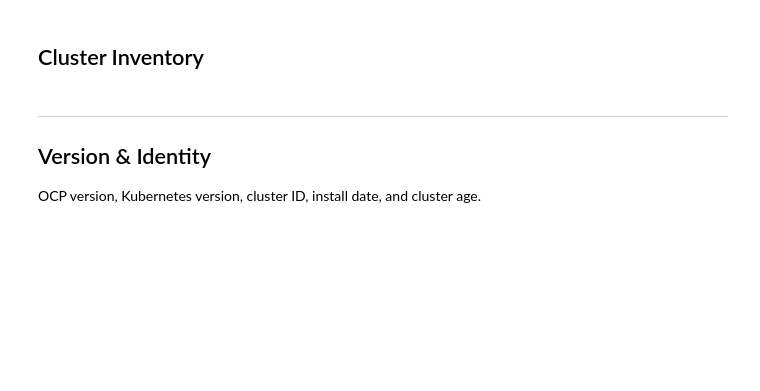
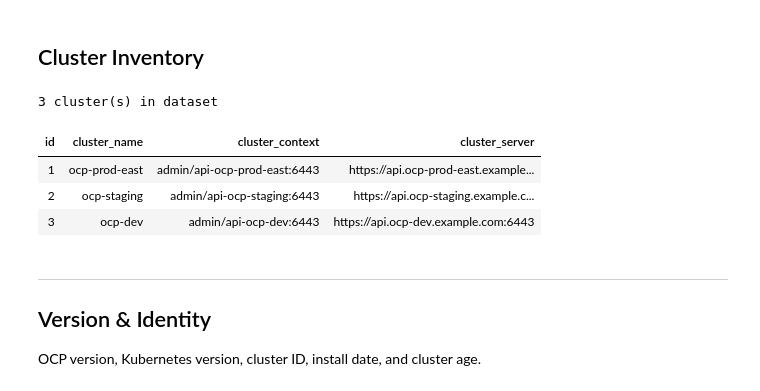
Before and after one commit to stuartshay/openshift-csv-exporter, a Jupyter notebook: notebook/cluster-overview.ipynb, the cells around one changed output. Saved outputs shown, nothing was run; the diff lists cells and outputs as text; code cells hidden in the pictures; blank space fills up the shorter version.

```diff
--- a/notebook/cluster-overview.ipynb
+++ b/notebook/cluster-overview.ipynb
@@ -31,15 +75,21 @@ print(f"Connected to: {engine.url}")
 # %%
 df_clusters = pd.read_sql(
     session.query(
         Cluster.id,
         Cluster.cluster_name,
         Cluster.cluster_context,
         Cluster.cluster_server,
     ).statement,
     engine,
 )
 print(f"{len(df_clusters)} cluster(s) in dataset")
-df_clusters
+style_table(df_clusters)
+# %% [output]
+3 cluster(s) in dataset
+| id | cluster_name | cluster_context | cluster_server |
+| 1 | ocp-prod-east | admin/api-ocp-prod-east:6443 | https://api.ocp-prod-east.example... |
+| 2 | ocp-staging | admin/api-ocp-staging:6443 | https://api.ocp-staging.example.c... |
+| 3 | ocp-dev | admin/api-ocp-dev:6443 | https://api.ocp-dev.example.com:6443 |
 # %% [markdown]
 ---
 ## Version & Identity
```
Also changed, not shown: parts of 10 cells of this notebook, 30 other files.
